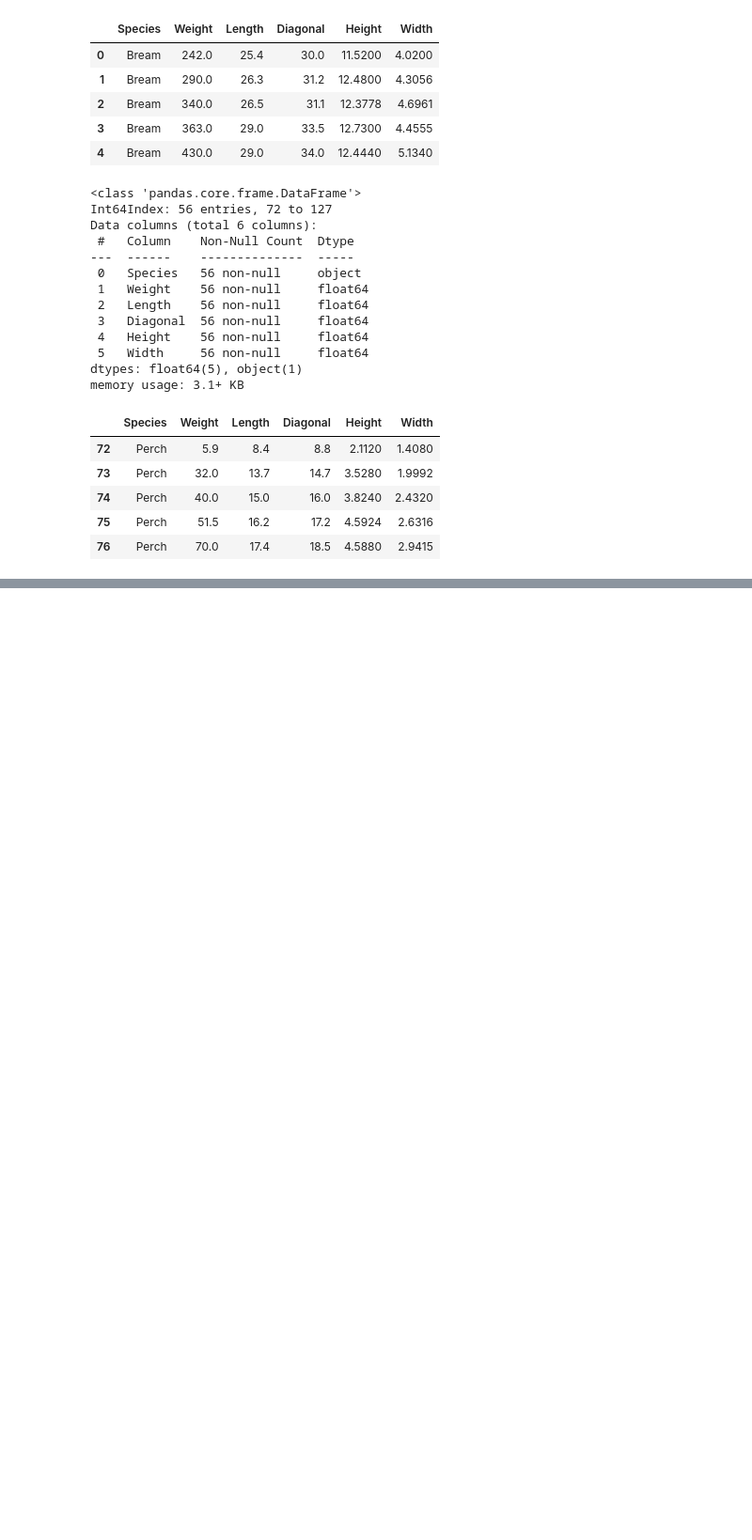
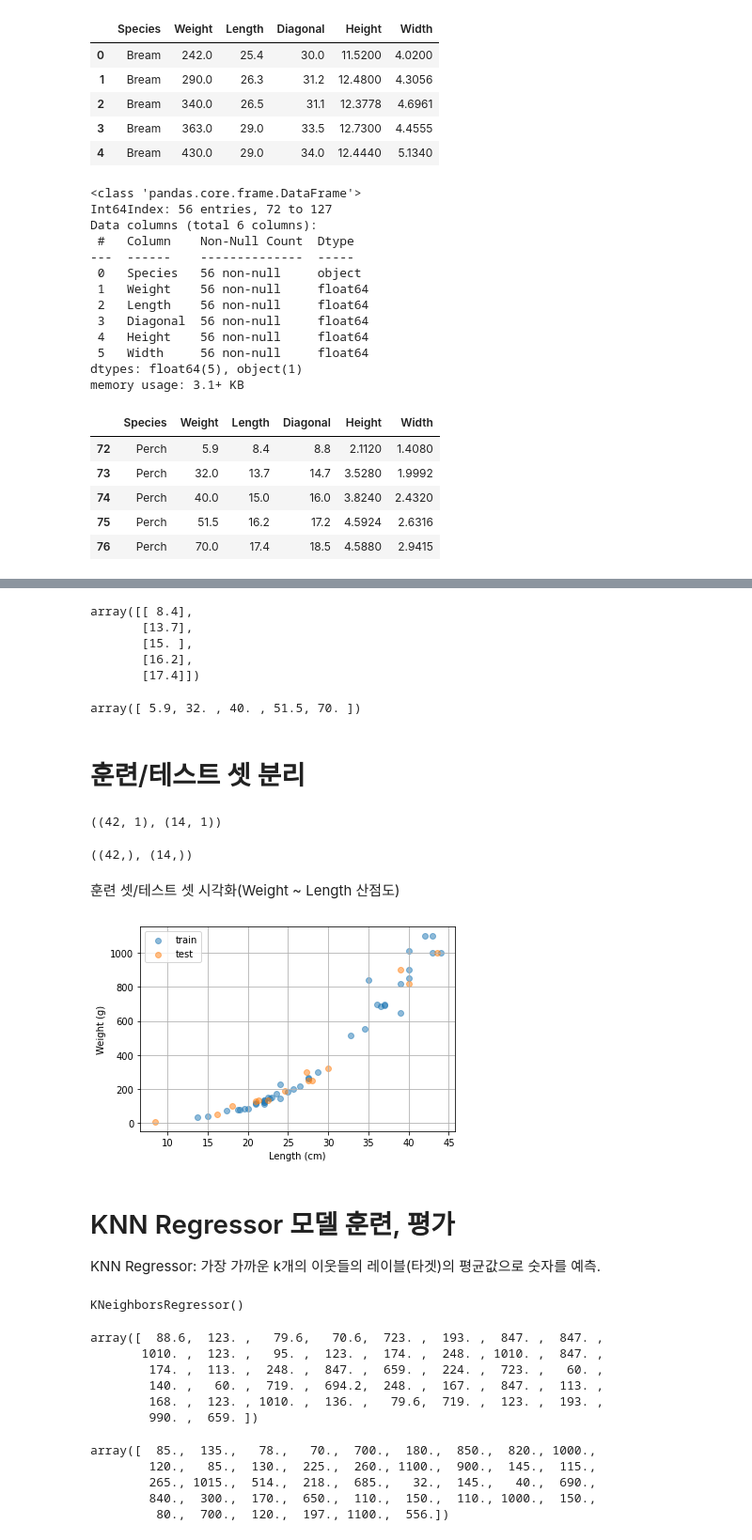
Before and after one commit to JakeOh/202110_itw_lab_python, a Jupyter notebook: ml05_regression.ipynb, the cells around one changed output, grey strips where cells are left out. Shown at 94% size. Saved outputs shown, nothing was run; the diff lists cells and outputs as text; code cells hidden in the pictures; blank space fills up the shorter version.

```diff
--- a/ml05_regression.ipynb
+++ b/ml05_regression.ipynb
@@ -87,0 +93,45 @@ perch.head()
+# %%
+X = perch[['Length']].values  # (컬럼이 1개인) 2차원 배열로 만들기 위해서
+X[:5, :]
+# %% [output]
+array([[ 8.4],
+       [13.7],
+       [15. ],
+       [16.2],
+       [17.4]])
+# %%
+y = perch['Weight'].values  # 1차원 배열
+y[:5]
+# %% [output]
+array([ 5.9, 32. , 40. , 51.5, 70. ])
+# %% [markdown]
+# 훈련/테스트 셋 분리
+# %%
+X_train, X_test, y_train, y_test = train_test_split(X, y,
+                                                    test_size=0.25,
+                                                    random_state=42)
+# %%
+X_train.shape, X_test.shape
+# %% [output]
+((42, 1), (14, 1))
+# %%
+y_train.shape, y_test.shape
+# %% [output]
+((42,), (14,))
+# %% [markdown]
+훈련 셋/테스트 셋 시각화(Weight ~ Length 산점도)
+# %%
+plt.scatter(X_train, y_train, label='train', alpha=0.5)
+plt.scatter(X_test, y_test, label='test', alpha=0.5)
+
+plt.grid()
+plt.xlabel('Length (cm)')
+plt.ylabel('Weight (g)')
+plt.legend()
+plt.show()
+# %% [output]
+[figure, added]
+# %% [markdown]
+# KNN Regressor 모델 훈련, 평가
+
+KNN Regressor: 가장 가까운 k개의 이웃들의 레이블(타겟)의 평균값으로 숫자를 예측.
@@ -87,0 +140,24 @@ perch.head()
+# %%
+knn_reg.fit(X_train, y_train)  # 모델 학습
+# %% [output]
+KNeighborsRegressor()
+# %%
+# 학습된 훈련 셋의 예측값
+train_pred = knn_reg.predict(X_train)
+train_pred
+# %% [output]
+array([  88.6,  123. ,   79.6,   70.6,  723. ,  193. ,  847. ,  847. ,
+       1010. ,  123. ,   95. ,  123. ,  174. ,  248. , 1010. ,  847. ,
+        174. ,  113. ,  248. ,  847. ,  659. ,  224. ,  723. ,   60. ,
+        140. ,   60. ,  719. ,  694.2,  248. ,  167. ,  847. ,  113. ,
+        168. ,  123. , 1010. ,  136. ,   79.6,  719. ,  123. ,  193. ,
+        990. ,  659. ])
+# %%
+# 훈련 셋의 실젯값(레이블)
+y_train
+# %% [output]
+array([  85.,  135.,   78.,   70.,  700.,  180.,  850.,  820., 1000.,
+        120.,   85.,  130.,  225.,  260., 1100.,  900.,  145.,  115.,
+        265., 1015.,  514.,  218.,  685.,   32.,  145.,   40.,  690.,
+        840.,  300.,  170.,  650.,  110.,  150.,  110., 1000.,  150.,
+         80.,  700.,  120.,  197., 1100.,  556.])
```
Also changed, not shown: parts of 6 cells of this notebook.
